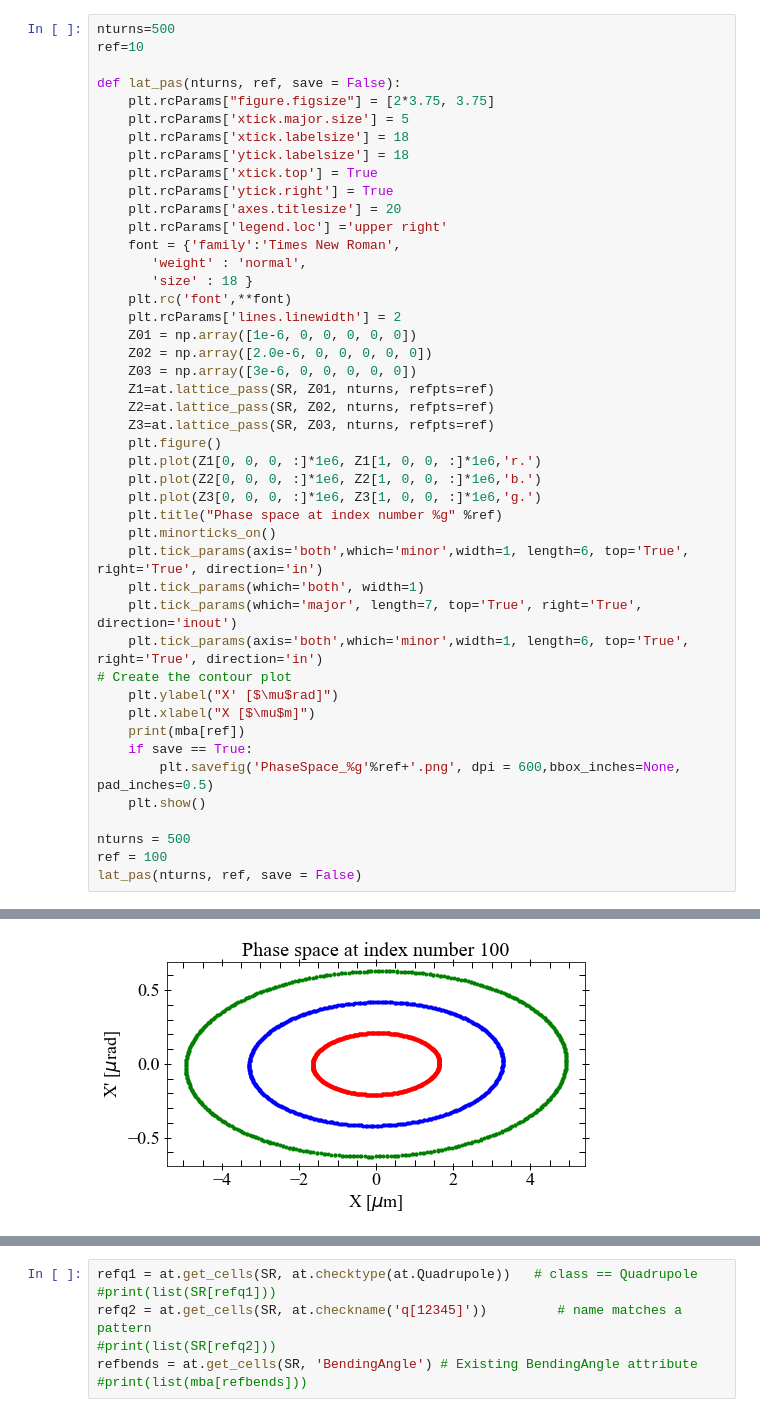
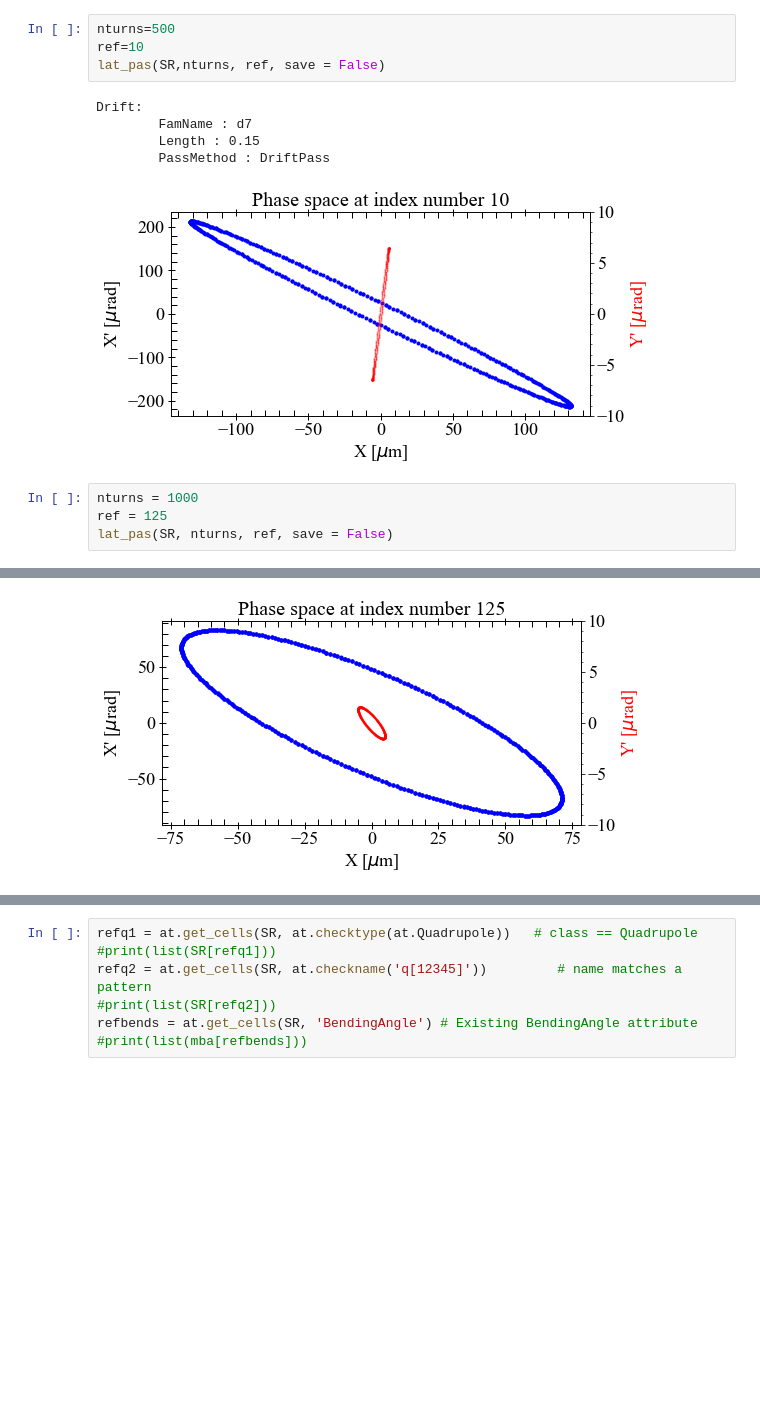
Before and after one commit to yysigari/at, a Jupyter notebook: CLS_collab/MBA.ipynb, the cells around one changed output, grey strips where cells are left out. Cells and saved outputs as stored; diff of their text form; blank space fills up the shorter version.

```diff
--- a/CLS_collab/MBA.ipynb
+++ b/CLS_collab/MBA.ipynb
@@ -115,46 +97,15 @@ Drift:
+# %%
+nturns=500
+ref=10
+lat_pas(SR,nturns, ref, save = False)
+# %% [output]
+Drift:
+        FamName : d7
+        Length : 0.15
+        PassMethod : DriftPass
+[figure, added]
 # %%
-nturns=500
-ref=10
-
-def lat_pas(nturns, ref, save = False):
-    plt.rcParams["figure.figsize"] = [2*3.75, 3.75]
-    plt.rcParams['xtick.major.size'] = 5
-    plt.rcParams['xtick.labelsize'] = 18
-    plt.rcParams['ytick.labelsize'] = 18
-    plt.rcParams['xtick.top'] = True
-    plt.rcParams['ytick.right'] = True
-    plt.rcParams['axes.titlesize'] = 20
-    plt.rcParams['legend.loc'] ='upper right'
-    font = {'family':'Times New Roman',
-       'weight' : 'normal',
-       'size' : 18 }
-    plt.rc('font',**font)
-    plt.rcParams['lines.linewidth'] = 2
-    Z01 = np.array([1e-6, 0, 0, 0, 0, 0])
-    Z02 = np.array([2.0e-6, 0, 0, 0, 0, 0])
-    Z03 = np.array([3e-6, 0, 0, 0, 0, 0])
-    Z1=at.lattice_pass(SR, Z01, nturns, refpts=ref)
-    Z2=at.lattice_pass(SR, Z02, nturns, refpts=ref)
-    Z3=at.lattice_pass(SR, Z03, nturns, refpts=ref)
-    plt.figure()
-    plt.plot(Z1[0, 0, 0, :]*1e6, Z1[1, 0, 0, :]*1e6,'r.')
-    plt.plot(Z2[0, 0, 0, :]*1e6, Z2[1, 0, 0, :]*1e6,'b.')
-    plt.plot(Z3[0, 0, 0, :]*1e6, Z3[1, 0, 0, :]*1e6,'g.')
-    plt.title("Phase space at index number %g" %ref)
-    plt.minorticks_on()
-    plt.tick_params(axis='both',which='minor',width=1, length=6, top='True', right='True', direction='in')
-    plt.tick_params(which='both', width=1)
-    plt.tick_params(which='major', length=7, top='True', right='True', direction='inout')
-    plt.tick_params(axis='both',which='minor',width=1, length=6, top='True', right='True', direction='in')
-# Create the contour plot
-    plt.ylabel("X' [$\mu$rad]")
-    plt.xlabel("X [$\mu$m]")
-    print(mba[ref])
-    if save == True:
-        plt.savefig('PhaseSpace_%g'%ref+'.png', dpi = 600,bbox_inches=None, pad_inches=0.5)
-    plt.show()
-
-nturns = 500
-ref = 100
-lat_pas(nturns, ref, save = False)
+nturns = 1000
+ref = 125
+lat_pas(SR, nturns, ref, save = False)
 # %% [output]
@@ -175,3 +116,3 @@ Dipole:
-[figure, old version]
+[figure, new version]
 # %%
 nturns=1500
```
Also changed, not shown: parts of 28 cells of this notebook, 1 other file.
